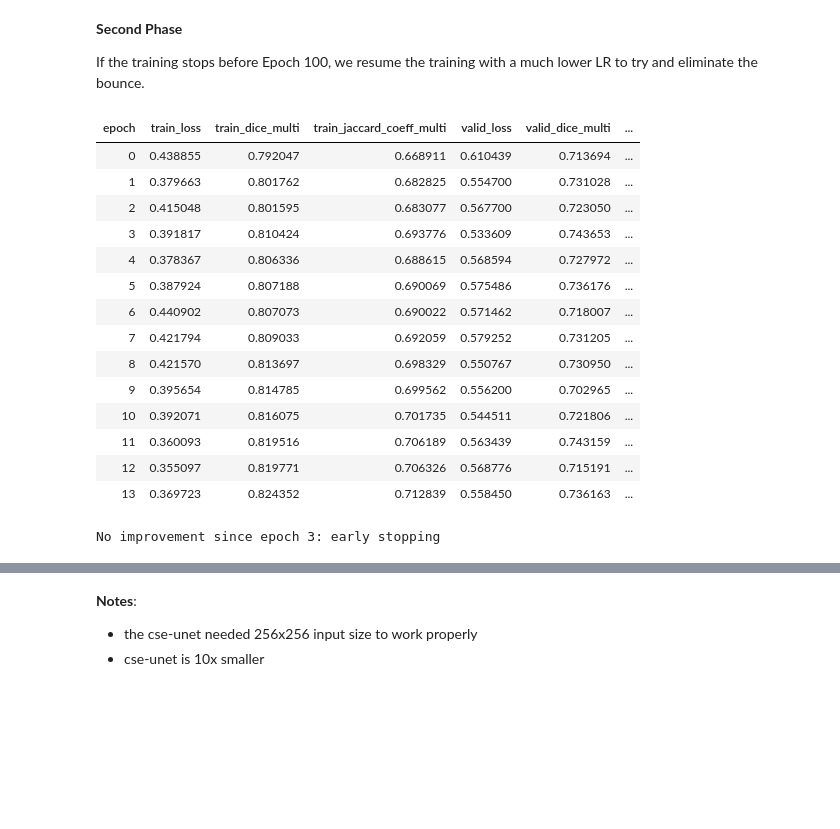
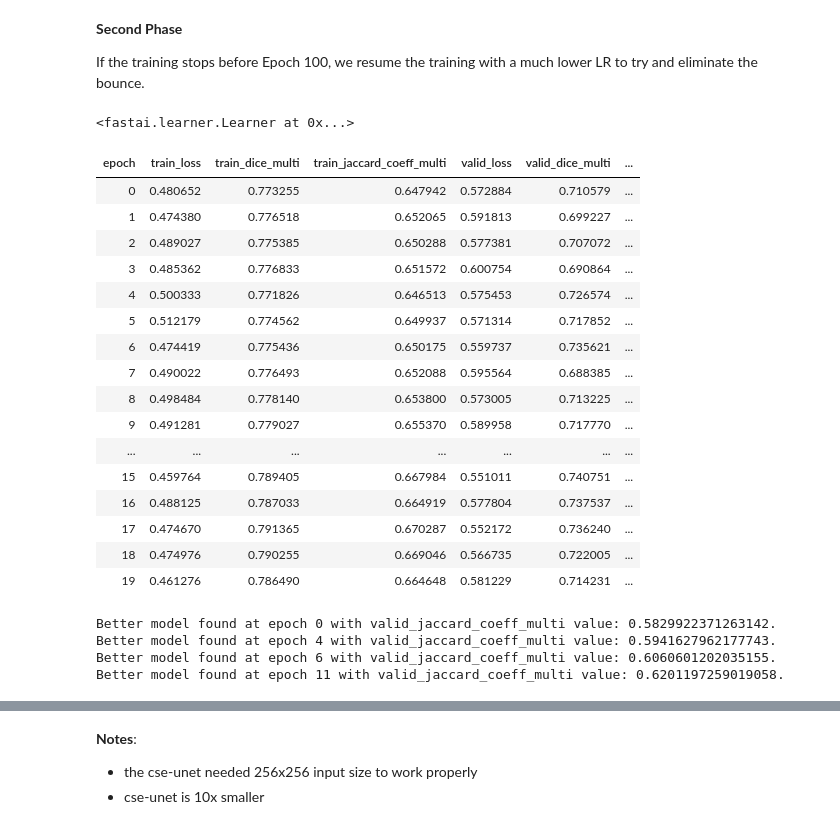
Before and after one commit to mzsuetam/computational-intelligence-proj, a Jupyter notebook: notebooks/segmentation.ipynb, the cells around one changed output, grey strips where cells are left out. Drawn from its saved outputs; the diff is of its cells as text; code cells hidden in the pictures; blank space fills up the shorter version.

```diff
--- a/notebooks/segmentation.ipynb
+++ b/notebooks/segmentation.ipynb
@@ -455,7 +492,7 @@ class DoubleConv(nn.Module):
         self.double_conv = nn.Sequential(
             ConvBlock(in_channels, out_channels),
             ConvBlock(out_channels, out_channels),
-            # nn.Dropout2d(dropout_rate)
+            nn.Dropout2d(dropout_rate)
         )
 
     def forward(self, x):
@@ -667,6 +704,7 @@ class CSE_UNet(nn.Module):
         return self.final_conv(d1)
 # %%
 arch_cse = CSE_UNet(in_channels=3, num_classes=len(df_classes)).to('cuda')
+arch_cse.smooth_loss = torch.tensor(0.0)
 # %%
 class CombinedLoss:
     def __init__(self, dice_weight=0.3):
@@ -688,9 +723,9 @@ from fastai.callback.tracker import SaveModelCallback
 # %%
-learn_cse = Learner(
+learn_cse: Learner = Learner(
     dls,
     arch_cse,
     metrics = metrics,
-    loss_func = CrossEntropyLossFlat(axis=1),
+    # loss_func = CrossEntropyLossFlat(axis=1),
     loss_func = CombinedLoss(dice_weight=0.4),
     # default_cbs=False # unet_learner does not support...
     cbs = [
@@ -698,10 +733,18 @@ learn_cse = Learner(
             patience=10,
             min_delta=0.0005
         ),
-        # TensorBoardCallback(log_dir='runs/cse_unet_exp1')
-        # SaveModelCallback(monitor='jaccard_coeff_multi', fname='cse-unet-best')
+        TensorBoardCallback(
+            log_dir=experiments_dir/'tb-log',
+            log_preds=False # to surpress the error
+        ),
+        SaveModelCallback(
+            monitor='valid_jaccard_coeff_multi',
+            fname='cse-unet-best',
+            with_opt=True,
+            at_end=True # to surpress the error
+        )
     ]
 )
 learn_cse._grab_cbs(Recorder)[0].train_metrics = True # ... so we enable train_metrics manually
 
-learn_cse.summary()
+# learn_cse.summary()
@@ -762,28 +808,38 @@ plot_hist(full_history)
 **Second Phase**
 
 If the training stops before Epoch 100, we resume the training with a much lower LR to try and eliminate the bounce.
+# %%
+learn_cse.load('cse-unet-best')
+# %% [output]
+<fastai.learner.Learner at 0x...>
 # %%
+learn_cse.unfreeze() # just to be sure
 learn_cse.fit_one_cycle(
     20,
     1e-4
 )
 # %% [output]
 | epoch | train_loss | train_dice_multi | train_jaccard_coeff_multi | valid_loss | valid_dice_multi | ... |
-| 0 | 0.438855 | 0.792047 | 0.668911 | 0.610439 | 0.713694 | ... |
-| 1 | 0.379663 | 0.801762 | 0.682825 | 0.554700 | 0.731028 | ... |
-| 2 | 0.415048 | 0.801595 | 0.683077 | 0.567700 | 0.723050 | ... |
-| 3 | 0.391817 | 0.810424 | 0.693776 | 0.533609 | 0.743653 | ... |
-| 4 | 0.378367 | 0.806336 | 0.688615 | 0.568594 | 0.727972 | ... |
-| 5 | 0.387924 | 0.807188 | 0.690069 | 0.575486 | 0.736176 | ... |
-| 6 | 0.440902 | 0.807073 | 0.690022 | 0.571462 | 0.718007 | ... |
-| 7 | 0.421794 | 0.809033 | 0.692059 | 0.579252 | 0.731205 | ... |
-| 8 | 0.421570 | 0.813697 | 0.698329 | 0.550767 | 0.730950 | ... |
-| 9 | 0.395654 | 0.814785 | 0.699562 | 0.556200 | 0.702965 | ... |
-| 10 | 0.392071 | 0.816075 | 0.701735 | 0.544511 | 0.721806 | ... |
-| 11 | 0.360093 | 0.819516 | 0.706189 | 0.563439 | 0.743159 | ... |
-| 12 | 0.355097 | 0.819771 | 0.706326 | 0.568776 | 0.715191 | ... |
-| 13 | 0.369723 | 0.824352 | 0.712839 | 0.558450 | 0.736163 | ... |
+| 0 | 0.480652 | 0.773255 | 0.647942 | 0.572884 | 0.710579 | ... |
+| 1 | 0.474380 | 0.776518 | 0.652065 | 0.591813 | 0.699227 | ... |
+| 2 | 0.489027 | 0.775385 | 0.650288 | 0.577381 | 0.707072 | ... |
+| 3 | 0.485362 | 0.776833 | 0.651572 | 0.600754 | 0.690864 | ... |
+| 4 | 0.500333 | 0.771826 | 0.646513 | 0.575453 | 0.726574 | ... |
+| 5 | 0.512179 | 0.774562 | 0.649937 | 0.571314 | 0.717852 | ... |
+| 6 | 0.474419 | 0.775436 | 0.650175 | 0.559737 | 0.735621 | ... |
+| 7 | 0.490022 | 0.776493 | 0.652088 | 0.595564 | 0.688385 | ... |
+| 8 | 0.498484 | 0.778140 | 0.653800 | 0.573005 | 0.713225 | ... |
+| 9 | 0.491281 | 0.779027 | 0.655370 | 0.589958 | 0.717770 | ... |
+| ... | ... | ... | ... | ... | ... | ... |
+| 15 | 0.459764 | 0.789405 | 0.667984 | 0.551011 | 0.740751 | ... |
+| 16 | 0.488125 | 0.787033 | 0.664919 | 0.577804 | 0.737537 | ... |
+| 17 | 0.474670 | 0.791365 | 0.670287 | 0.552172 | 0.736240 | ... |
+| 18 | 0.474976 | 0.790255 | 0.669046 | 0.566735 | 0.722005 | ... |
+| 19 | 0.461276 | 0.786490 | 0.664648 | 0.581229 | 0.714231 | ... |
-No improvement since epoch 3: early stopping
+Better model found at epoch 0 with valid_jaccard_coeff_multi value: 0.5829922371263142.
+Better model found at epoch 4 with valid_jaccard_coeff_multi value: 0.5941627962177743.
+Better model found at epoch 6 with valid_jaccard_coeff_multi value: 0.6060601202035155.
+Better model found at epoch 11 with valid_jaccard_coeff_multi value: 0.6201197259019058.
 # %%
 full_history.append(hist_to_df(learn_cse))
 # %%
```
Also changed, not shown: parts of 25 cells of this notebook, 9 other files.
